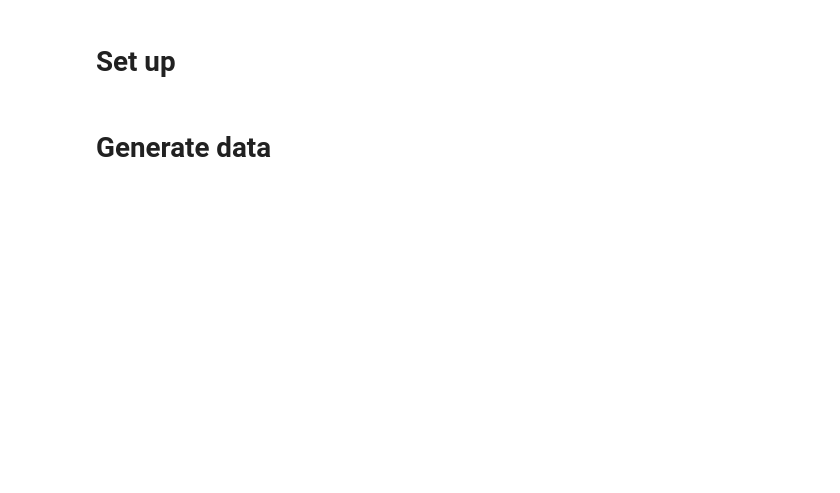
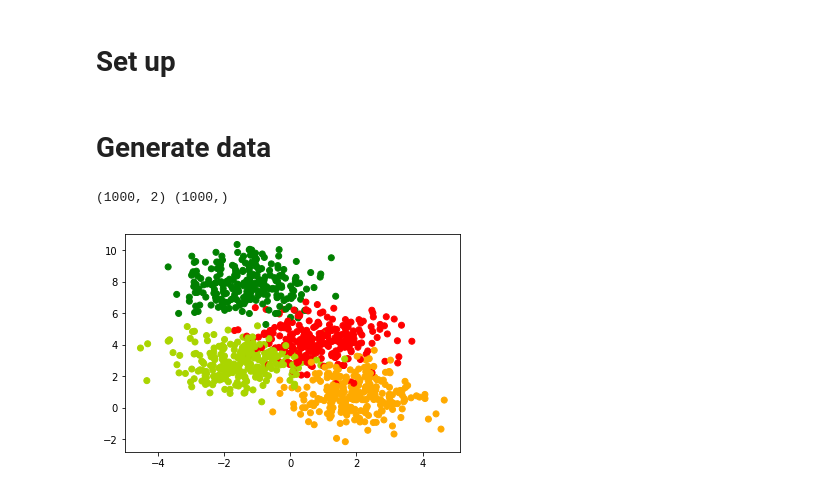
Before and after one commit to millitroy/Deeplearning-Practise, a Jupyter notebook: Feed Forward Networks.ipynb, the cells around one changed output. Drawn from its saved outputs; the diff is of its cells as text; code cells hidden in the pictures; blank space fills up the shorter version.

```diff
--- a/Feed Forward Networks.ipynb
+++ b/Feed Forward Networks.ipynb
@@ -108,2 +108,13 @@ my_cmap = matplotlib.colors.LinearSegmentedColormap.from_list("", ["red","yellow
 # %% [markdown]
 # Generate data
+# %%
+data, labels = make_blobs(n_samples = 1000, centers = 4, n_features = 2, random_state = 0)
+print(data.shape, labels.shape)
+# %% [output]
+(1000, 2) (1000,)
+# %%
+plt.scatter(data[:,0], data[:,1], c = labels, cmap = my_cmap)
+plt.show()
+#data[:,0] data 0 is x axis, and y axis is data 1, c will map colors acc to centers and labels
+# %% [output]
+[figure, added]
```
Also changed, not shown: parts of 16 cells of this notebook.
